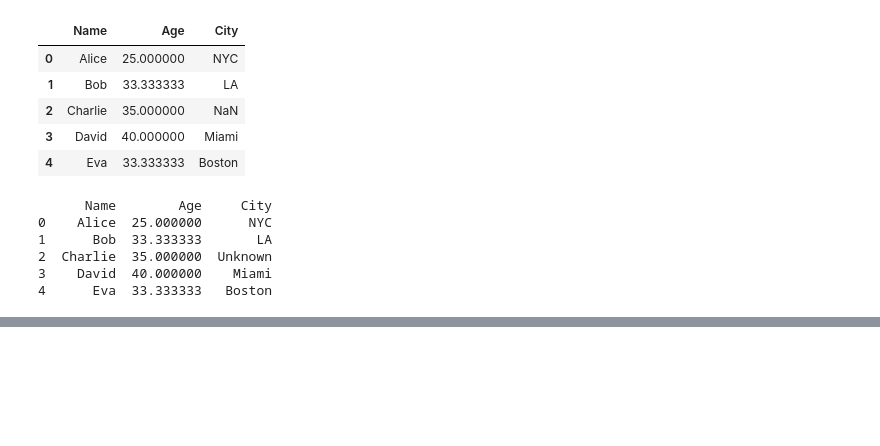
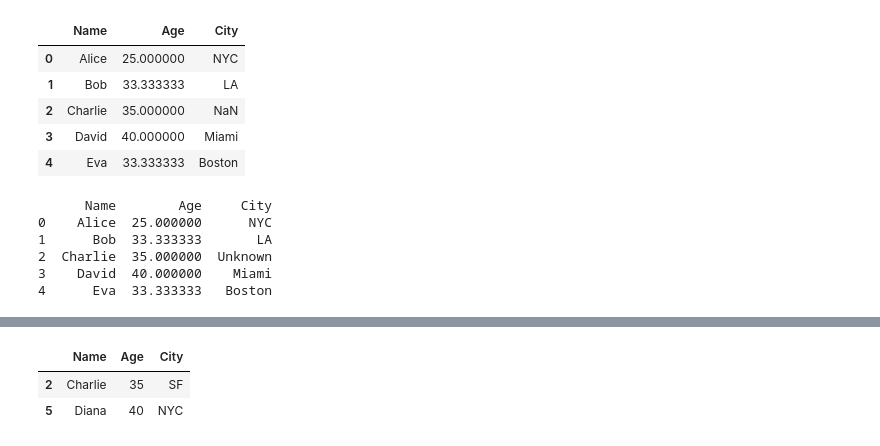
Before and after one commit to amallred/DA_M2_CodingExercises, a Jupyter notebook: w1_exercises.ipynb, the cells around one changed output, grey strips where cells are left out. Saved outputs shown, nothing was run; the diff lists cells and outputs as text; code cells hidden in the pictures; blank space fills up the shorter version.

```diff
--- a/w1_exercises.ipynb
+++ b/w1_exercises.ipynb
@@ -373,0 +414,8 @@ print(df)
+# %%
+# Drop all duplicates, removing both the original and duplicate rows.
+df = pd.DataFrame(data)
+df.drop_duplicates(keep=False)
+# %% [output]
+|  | Name | Age | City |
+| 2 | Charlie | 35 | SF |
+| 5 | Diana | 40 | NYC |
```
Also changed, not shown: parts of 5 cells of this notebook.
